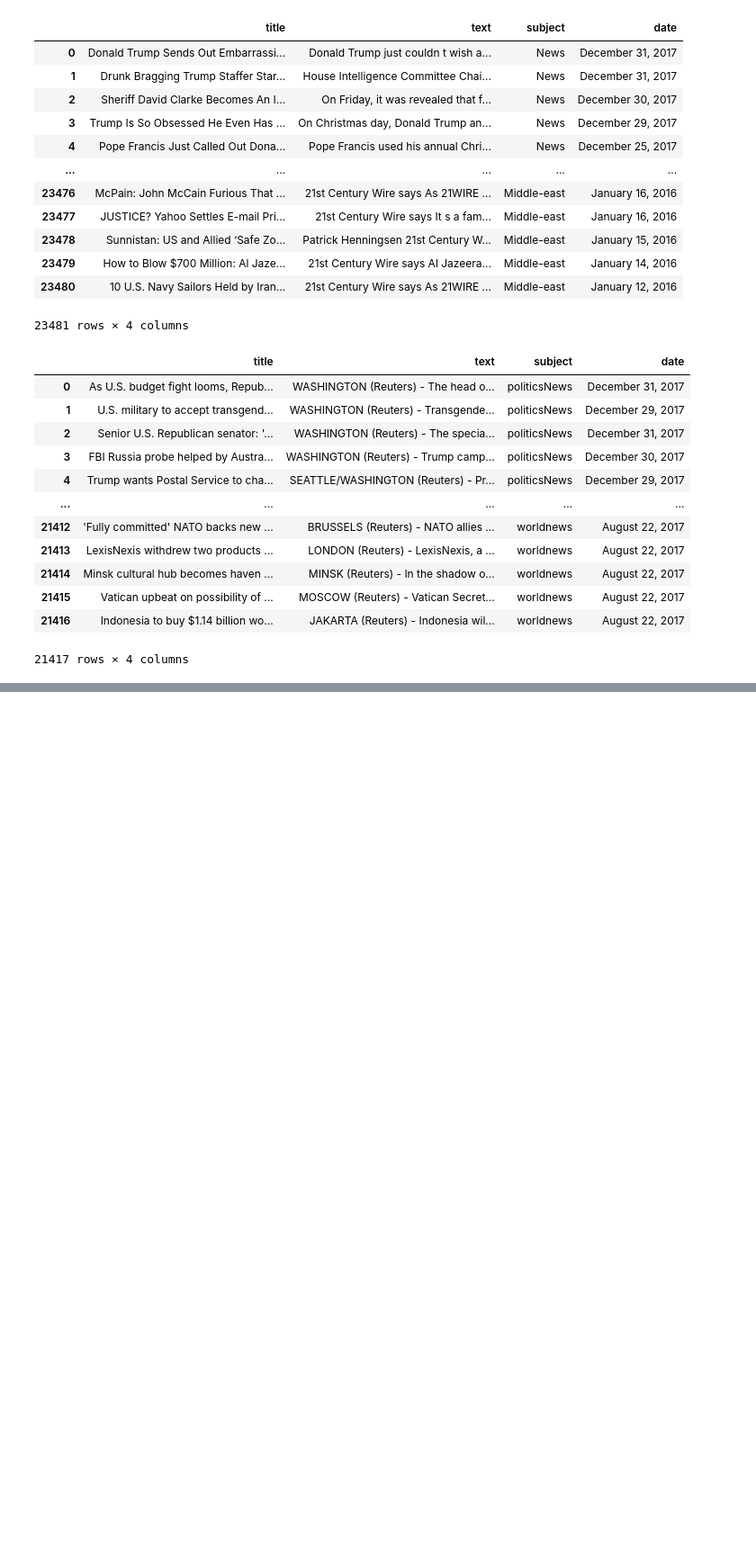
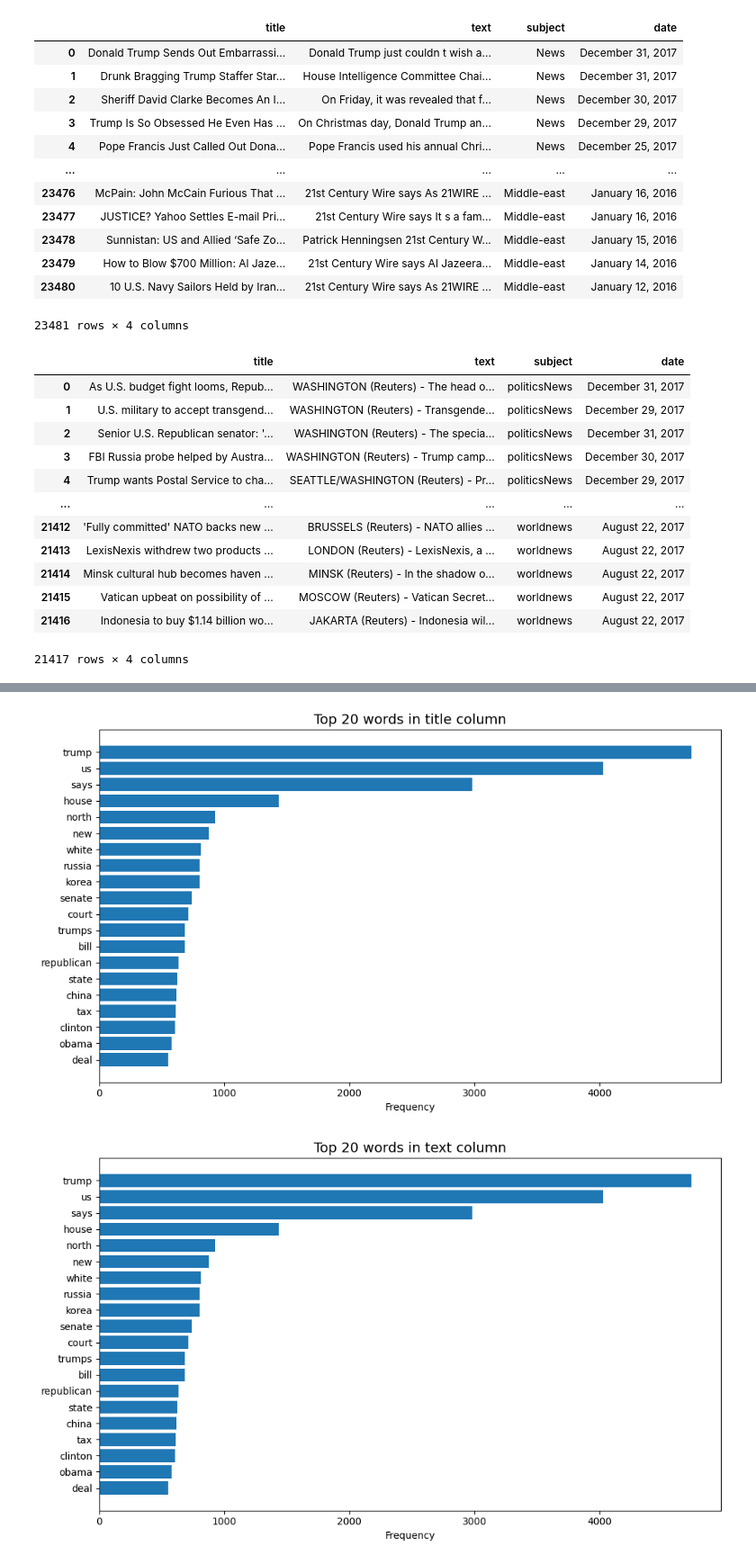
Before and after one commit to hyeeeeeon/ProblemSolving, a Jupyter notebook: problem_solving.ipynb, the cells around one changed output, grey strips where cells are left out. Shown: that part at 90% size. Saved outputs shown, nothing was run; the diff lists cells and outputs as text; code cells hidden in the pictures; blank space fills up the shorter version.

```diff
--- a/problem_solving.ipynb
+++ b/problem_solving.ipynb
@@ -35,9 +38,9 @@ fake_df
 # %%
 csv = pd.read_csv(os.path.join(path, "True.csv"))
 
-true_df = pd.DataFrame(csv)
+real_df = pd.DataFrame(csv)
 
-true_df
+real_df
 # %% [output]
 |  | title | text | subject | date |
 | 0 | As U.S. budget fight looms, Repub... | WASHINGTON (Reuters) - The head o... | politicsNews | December 31, 2017 |
@@ -82,0 +160,21 @@ Path to dataset files: /root/.cache/kagglehub/datasets/jillanisofttech/fake-or-r
+# %%
+real_title = count_column(real_df, "title")
+real_text = count_column(real_df, "text")
+
+def plot_top_words(word_counts, title):
+    words, counts = zip(*word_counts)  # 단어, 등장 횟수 분리
+
+    plt.figure(figsize=(10, 6))
+    plt.barh(words, counts)
+    plt.gca().invert_yaxis()  # 큰 수가 위에 오게
+    plt.title(title, fontsize=14)
+    plt.xlabel("Frequency")
+    plt.tight_layout()
+    plt.show()
+
+# 예시: 위에서 얻은 결과로 시각화
+plot_top_words(real_title, "Top 20 words in title column")
+plot_top_words(real_title, "Top 20 words in text column")
+# %% [output]
+[figure, added]
+[figure, added]
```
Also changed, not shown: parts of 7 cells of this notebook.
